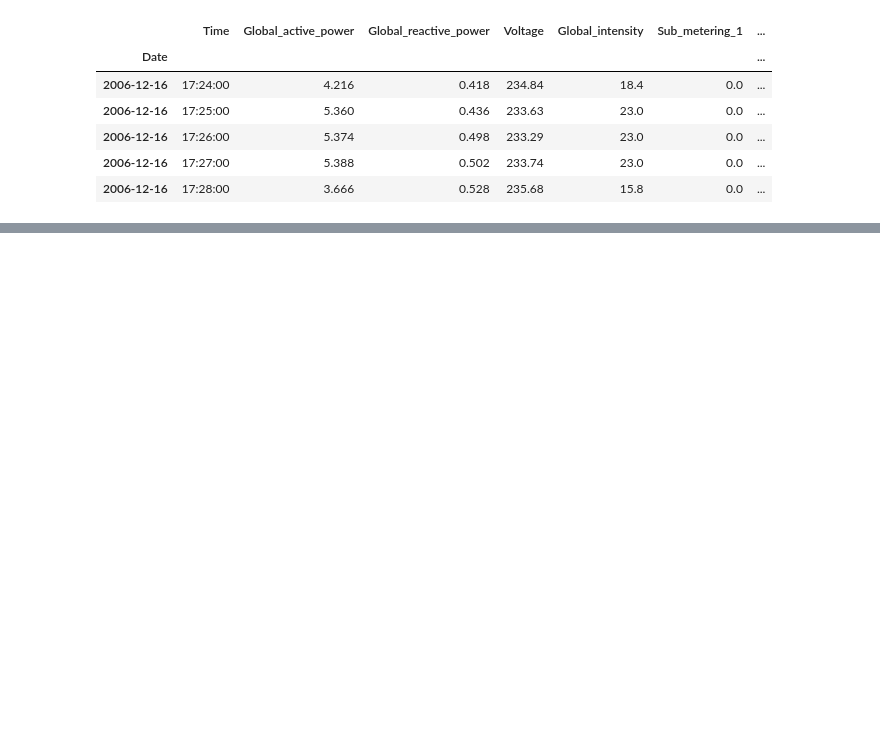
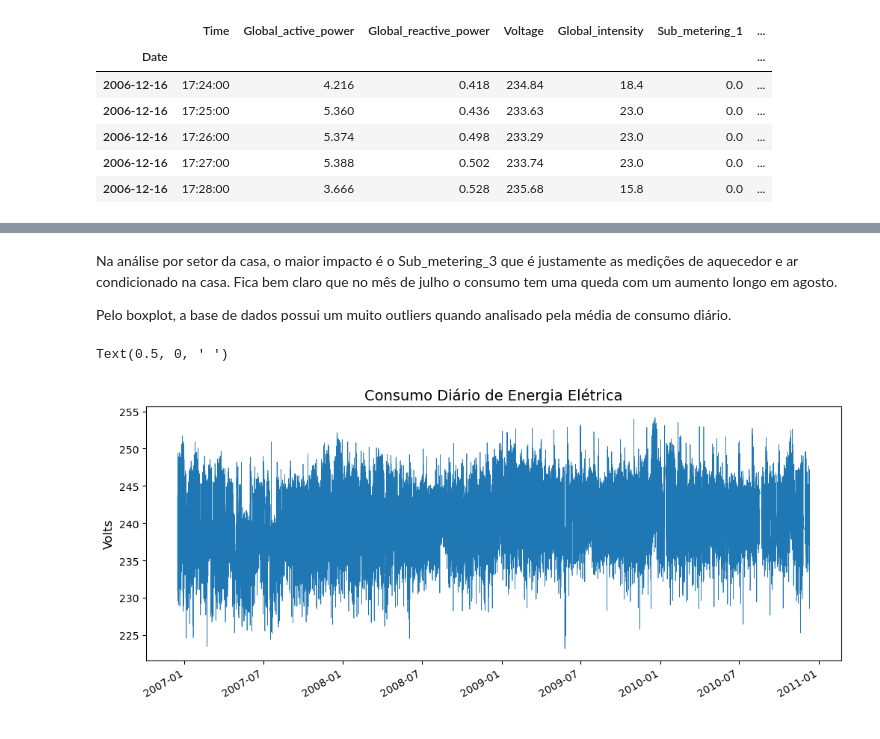
Before and after one commit to marcosmorais94/house_comsumption_forecast, a Jupyter notebook: house_power_timeseries.ipynb, the cells around one changed output, grey strips where cells are left out. Drawn from its saved outputs; the diff is of its cells as text; code cells hidden in the pictures; blank space fills up the shorter version.

```diff
--- a/house_power_timeseries.ipynb
+++ b/house_power_timeseries.ipynb
@@ -237,0 +416,22 @@ Text(0.5, 0, ' ')
+# %% [markdown]
+Na análise por setor da casa, o maior impacto é o Sub_metering_3 que é justamente as medições de aquecedor e ar condicionado na casa. Fica bem claro que no mês de julho o consumo tem uma queda com um aumento longo em agosto.
+
+Pelo boxplot, a base de dados possui um muito outliers quando analisado pela média de consumo diário.
+# %%
+# Plot da série temporal
+
+# Ajuste no tamanho do gráfico
+fig, ax = plt.subplots(figsize=(12, 5))
+
+# Define a métrica observada
+df['Voltage'].plot(linewidth=0.5)
+
+# Define título
+plt.title('Consumo Diário de Energia Elétrica', fontsize = 14)
+
+# Define nomes dos eixos X e Y
+plt.ylabel('Volts', fontsize = 12)
+plt.xlabel(' ', fontsize = 12)
+# %% [output]
+Text(0.5, 0, ' ')
+[figure, added]
```
Also changed, not shown: parts of 21 cells of this notebook.
